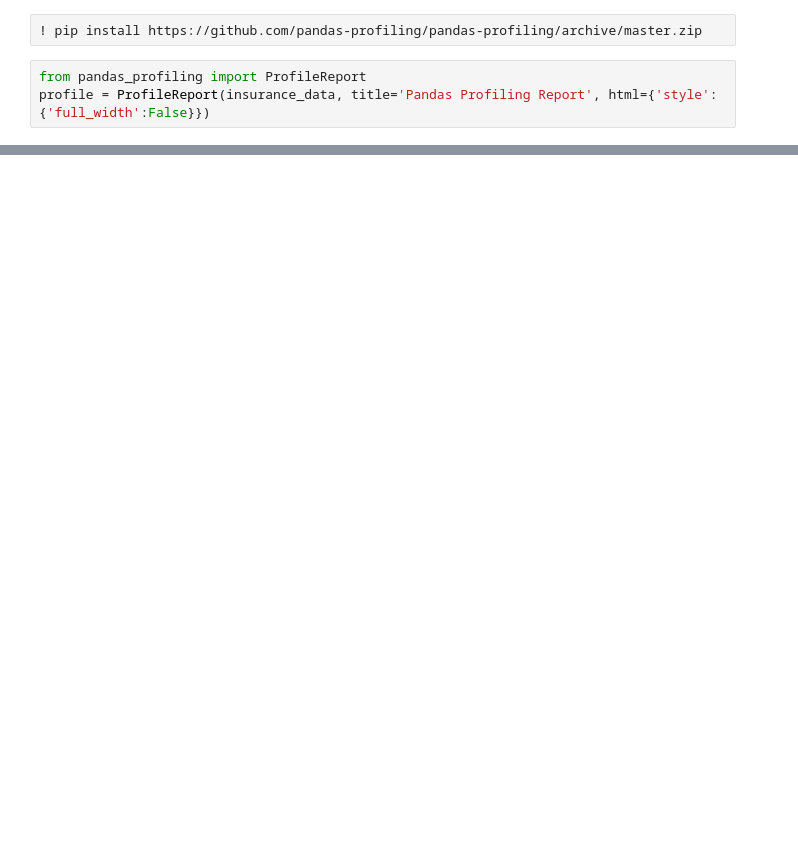
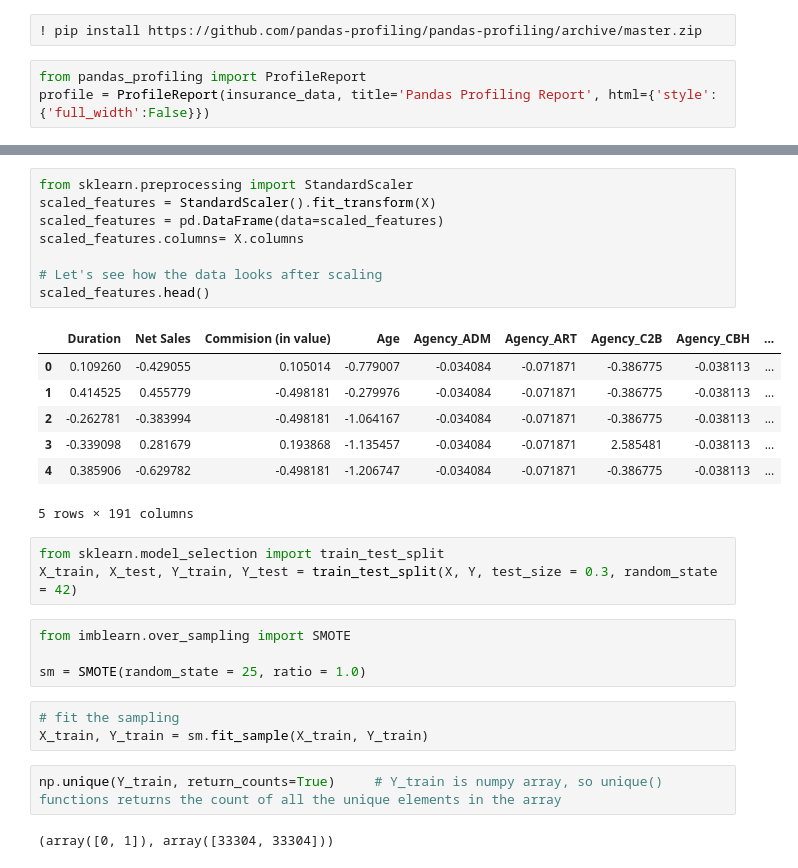
Before and after one commit to bhanuteja2001/Advanced-Travel-Insurance-Claim-Prediction, a Jupyter notebook: Insurance.ipynb, the cells around one changed output, grey strips where cells are left out. Saved outputs shown, nothing was run; the diff lists cells and outputs as text; blank space fills up the shorter version.

Commit message:
Done with some Preprocessing steps but still not clear

```diff
--- a/Insurance.ipynb
+++ b/Insurance.ipynb
@@ -151,0 +272,30 @@ Name: Gender, dtype: int64
+# %%
+from sklearn.preprocessing import StandardScaler
+scaled_features = StandardScaler().fit_transform(X)
+scaled_features = pd.DataFrame(data=scaled_features)
+scaled_features.columns= X.columns
+
+# Let's see how the data looks after scaling
+scaled_features.head()
+# %% [output]
+|  | Duration | Net Sales | Commision (in value) | Age | Agency_ADM | Agency_ART | Agency_C2B | Agency_CBH | ... |
+| 0 | 0.109260 | -0.429055 | 0.105014 | -0.779007 | -0.034084 | -0.071871 | -0.386775 | -0.038113 | ... |
+| 1 | 0.414525 | 0.455779 | -0.498181 | -0.279976 | -0.034084 | -0.071871 | -0.386775 | -0.038113 | ... |
+| 2 | -0.262781 | -0.383994 | -0.498181 | -1.064167 | -0.034084 | -0.071871 | -0.386775 | -0.038113 | ... |
+| 3 | -0.339098 | 0.281679 | 0.193868 | -1.135457 | -0.034084 | -0.071871 | 2.585481 | -0.038113 | ... |
+| 4 | 0.385906 | -0.629782 | -0.498181 | -1.206747 | -0.034084 | -0.071871 | -0.386775 | -0.038113 | ... |
+5 rows × 191 columns
+# %%
+from sklearn.model_selection import train_test_split
+X_train, X_test, Y_train, Y_test = train_test_split(X, Y, test_size = 0.3, random_state = 42)
+# %%
+from imblearn.over_sampling import SMOTE
+
+sm = SMOTE(random_state = 25, ratio = 1.0)
+# %%
+# fit the sampling
+X_train, Y_train = sm.fit_sample(X_train, Y_train)
+# %%
+np.unique(Y_train, return_counts=True)     # Y_train is numpy array, so unique() functions returns the count of all the unique elements in the array
+# %% [output]
+(array([0, 1]), array([33304, 33304]))
```
Also changed, not shown: parts of 27 cells of this notebook.
